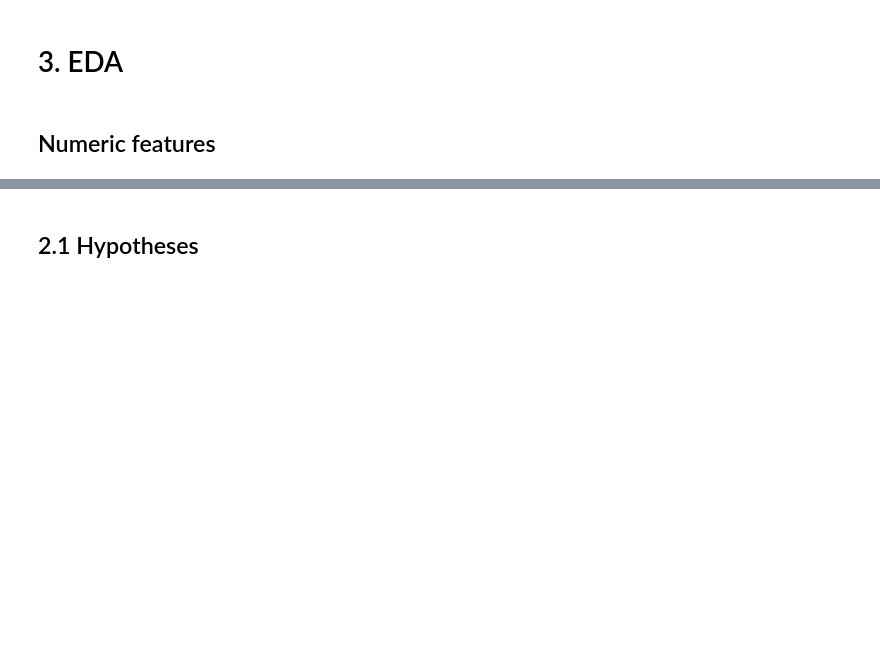
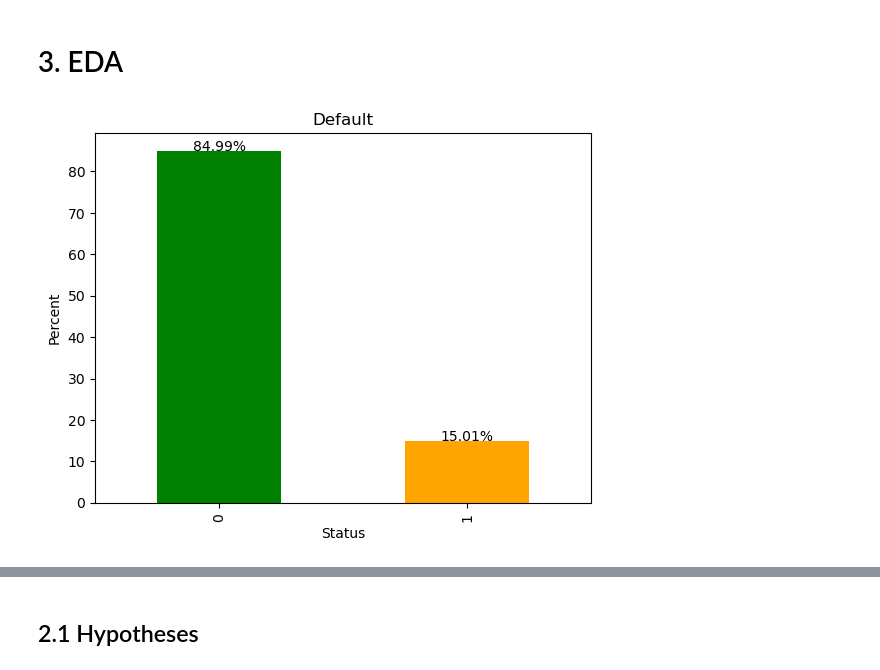
Before and after one commit to StoryTeller72/CreditScoring, a Jupyter notebook: CreditScore.ipynb, the cells around one changed output, grey strips where cells are left out. Drawn from its saved outputs; the diff is of its cells as text; code cells hidden in the pictures; blank space fills up the shorter version.

```diff
--- a/CreditScore.ipynb
+++ b/CreditScore.ipynb
@@ -350,5 +380,3 @@ for feature, q in q95.items():
 data_clean.to_csv('Data/clean_data.csv', index=False)
 # %% [markdown]
 # 3. EDA
-# %% [markdown]
-## Numeric features
@@ -354,0 +385,4 @@ data_clean.to_csv('Data/clean_data.csv', index=False)
+# %%
+draw_target_percents(data_clean)
+# %% [output]
+[figure, added]
```
Also changed, not shown: parts of 60 cells of this notebook, 1 other file.
